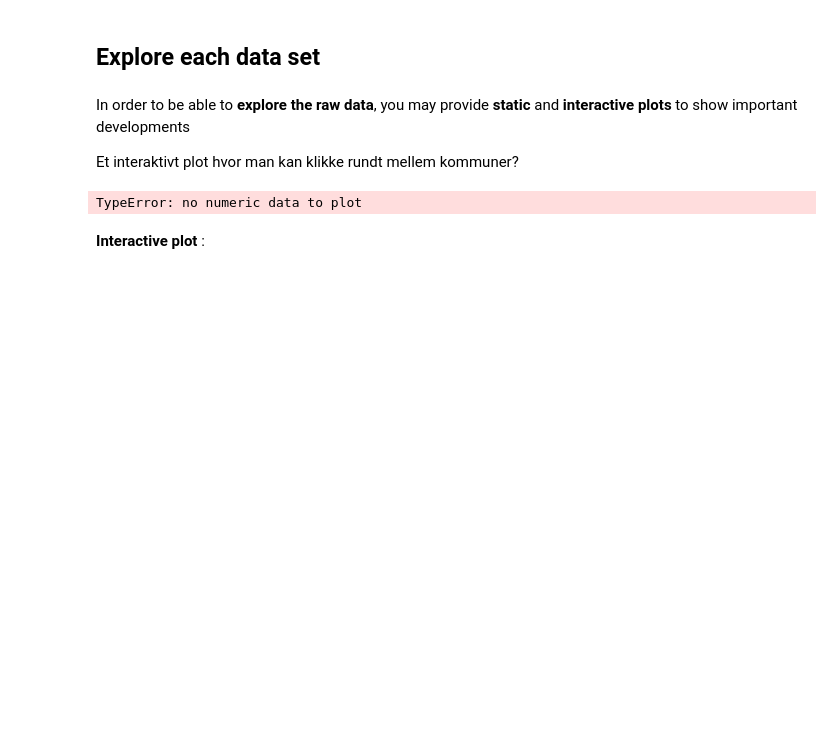
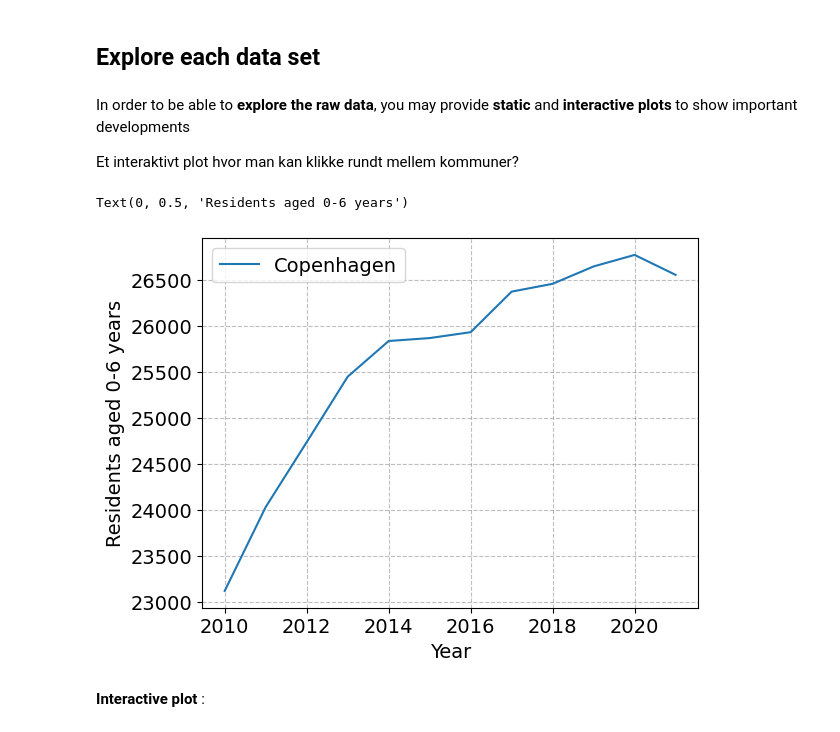
Before and after one commit to NumEconCopenhagen/projects-2023-agnete_louise_mathilde, a Jupyter notebook: dataproject/dataproject.ipynb, the cells around one changed output. Drawn from its saved outputs; the diff is of its cells as text; code cells hidden in the pictures; blank space fills up the shorter version.

```diff
--- a/dataproject/dataproject.ipynb
+++ b/dataproject/dataproject.ipynb
@@ -206,38 +203,24 @@ for id in ['INDIKATOR','SEKTOR','ARBFUNK','FAMTYP']:
 In order to be able to **explore the raw data**, you may provide **static** and **interactive plots** to show important developments
 
 Et interaktivt plot hvor man kan klikke rundt mellem kommuner?
-# %%
-# create a pivot table
-one2one_pivot = one2one.pivot_table(index='indikator', columns='Year', values='Affected')
-
-# create a subset of data for Men and Women
-men = one2one_pivot.loc['Men']
-women = one2one_pivot.loc['Woman']
-
-# create line plots for Men and Women
-plt.plot(equ_gen_pivot.columns, men, label='Men', color='blue')
-plt.plot(equ_gen_pivot.columns, women, label='Women', color='red')
-
-# create bar plot for Diff
-diff = equ_gen_pivot.loc['Diff']
-plt.bar(equ_gen_pivot.columns, diff, label='Difference', color='lightblue', alpha=0.5)
-
-# add axis labels and legend
-plt.xlabel('Year')
-plt.ylabel('Hours')
-plt.legend()
-
-# set the style using Seaborn
-sns.set_style('whitegrid')
-
-# set the plot title and adjust the layout
-plt.title('Average Absent hours by Gender')
-plt.tight_layout()
-
-# show the plot
-plt.show()
-# %% [output]
-TypeError: no numeric data to plot
+# %%
+# create a pivot table
+one2one_pivot = one2one.pivot_table(index='Municipality', columns='Year', values='Residents aged 0-6 years')
+
+municipalities = ['Copenhagen']
+
+fig = plt.figure()
+ax = fig.add_subplot(1,1,1)
+
+# Here we use the fact that the index has multiple levels (years) for an elegant loop
+for m in municipalities:
+    one2one_pivot.xs(m).plot(x='year',y='Residents aged 0-6 years',ax=ax,label=m)
+
+ax.legend(frameon=True)
+ax.set_ylabel('Residents aged 0-6 years')
+# %% [output]
+Text(0, 0.5, 'Residents aged 0-6 years')
+[figure, added]
 # %% [markdown]
 **Interactive plot** :
 # %%
```
Also changed, not shown: parts of 3 cells of this notebook.
